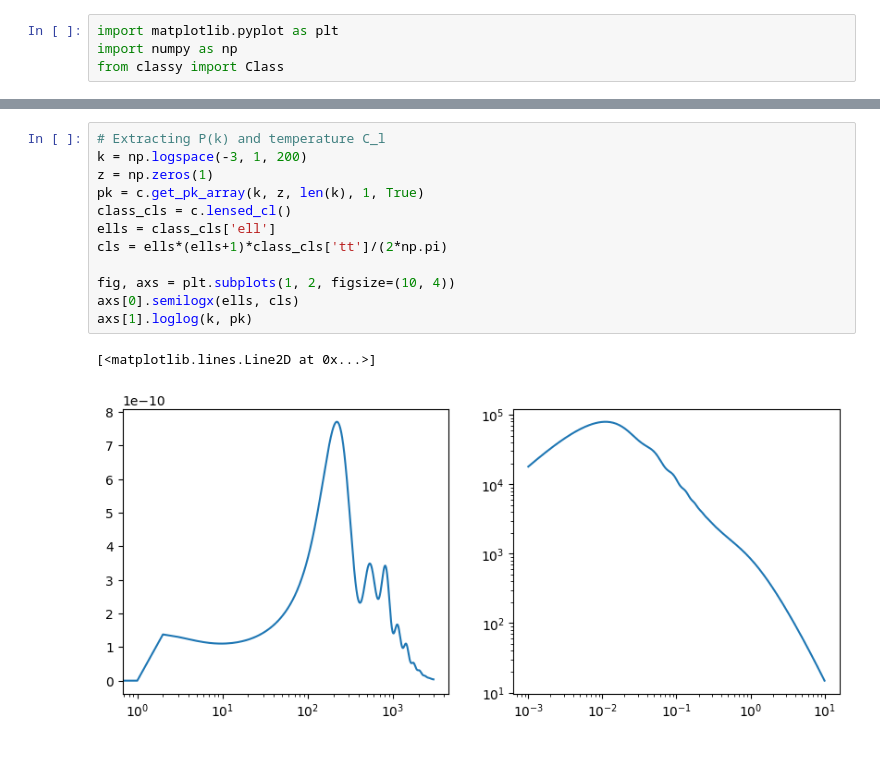
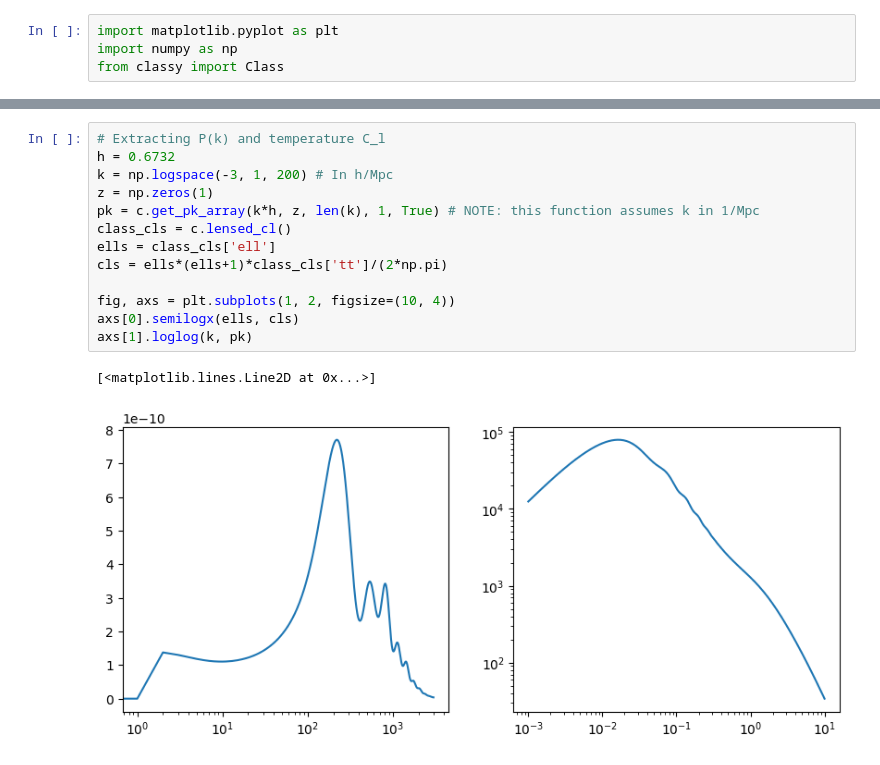
Before and after one commit to joaoreboucas1/class_hds, a Jupyter notebook: notebooks/demo.ipynb, the cells around one changed output, grey strips where cells are left out. Drawn from its saved outputs; the diff is of its cells as text.

```diff
--- a/notebooks/demo.ipynb
+++ b/notebooks/demo.ipynb
@@ -51,15 +103,16 @@ plt.legend()
 # %%
 # Extracting P(k) and temperature C_l
-k = np.logspace(-3, 1, 200)
+h = 0.6732
+k = np.logspace(-3, 1, 200) # In h/Mpc
 z = np.zeros(1)
-pk = c.get_pk_array(k, z, len(k), 1, True)
+pk = c.get_pk_array(k*h, z, len(k), 1, True) # NOTE: this function assumes k in 1/Mpc
 class_cls = c.lensed_cl()
 ells = class_cls['ell']
 cls = ells*(ells+1)*class_cls['tt']/(2*np.pi)
 
 fig, axs = plt.subplots(1, 2, figsize=(10, 4))
 axs[0].semilogx(ells, cls)
 axs[1].loglog(k, pk)
 # %% [output]
 [<matplotlib.lines.Line2D at 0x...>]
-[figure, old version]
+[figure, new version]
```
Also changed, not shown: parts of 7 cells of this notebook, 2 other files.
